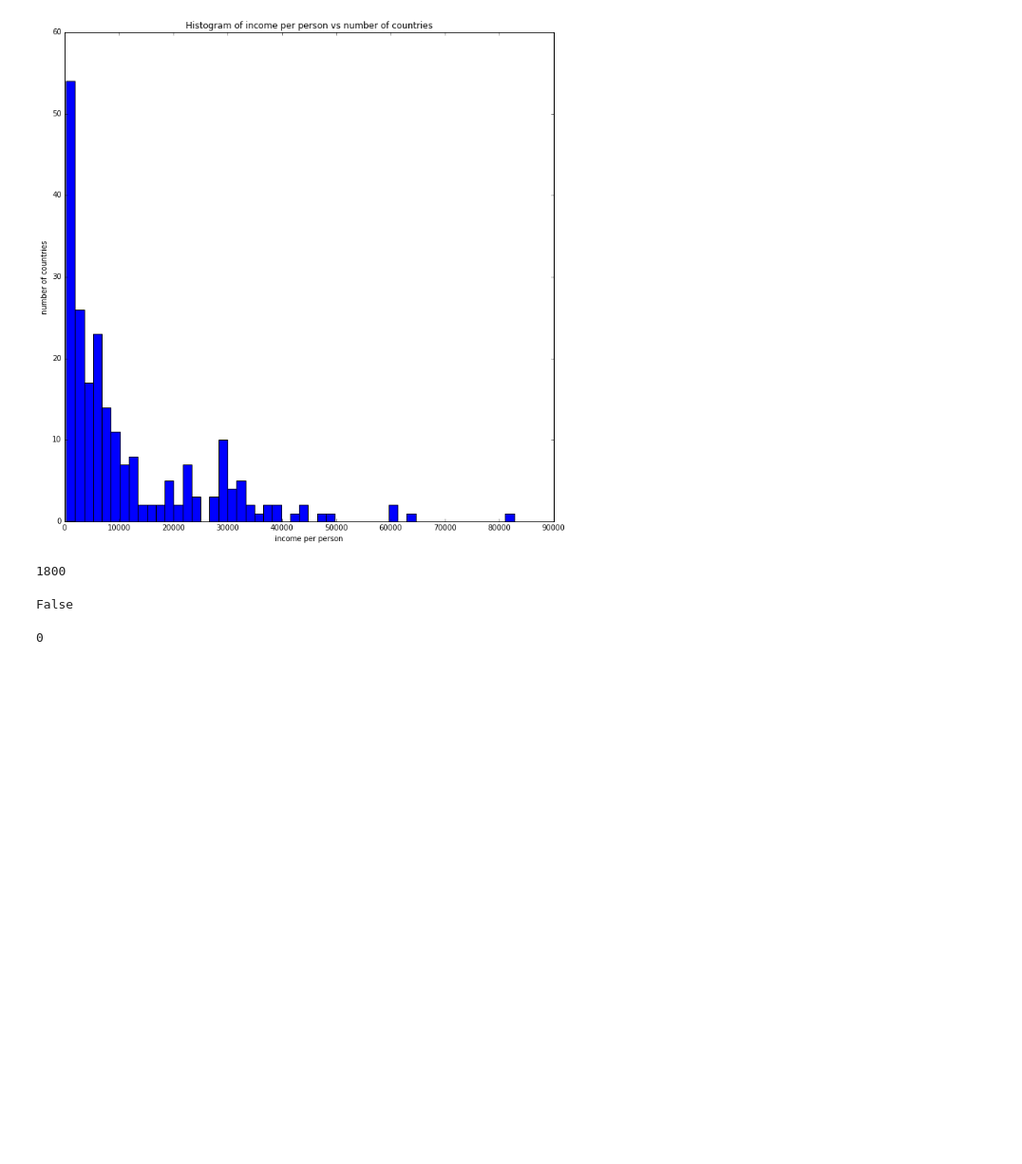
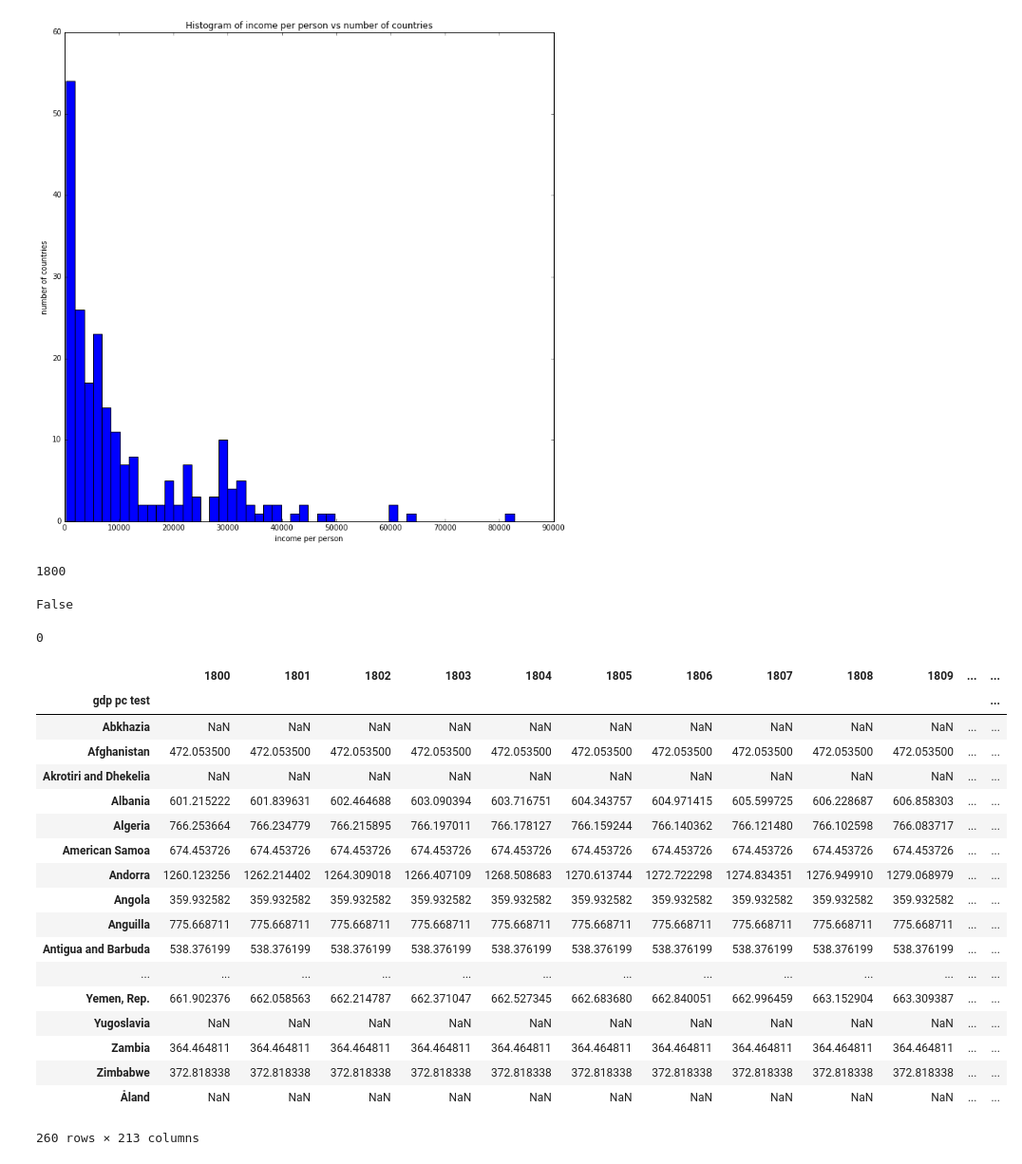
Before and after one commit to ds-ga-1007/assignment9, a Jupyter notebook: ak6179/test.ipynb, the cells around one changed output. Shown: that part at 95% size. Cells and saved outputs as stored; diff of their text form; code cells hidden in the pictures; blank space fills up the shorter version.

```diff
--- a/ak6179/test.ipynb
+++ b/ak6179/test.ipynb
@@ -89,3 +89,27 @@ False
 len(temp_T.index) - len(set(temp_T.index))
 # %% [output]
 0
+# %%
+temp = temp_T.T
+# %%
+temp
+# %% [output]
+|  | 1800 | 1801 | 1802 | 1803 | 1804 | 1805 | 1806 | 1807 | 1808 | 1809 | ... | ... |
+| gdp pc test |  |  |  |  |  |  |  |  |  |  |  | ... |
+| Abkhazia | NaN | NaN | NaN | NaN | NaN | NaN | NaN | NaN | NaN | NaN | ... | ... |
+| Afghanistan | 472.053500 | 472.053500 | 472.053500 | 472.053500 | 472.053500 | 472.053500 | 472.053500 | 472.053500 | 472.053500 | 472.053500 | ... | ... |
+| Akrotiri and Dhekelia | NaN | NaN | NaN | NaN | NaN | NaN | NaN | NaN | NaN | NaN | ... | ... |
+| Albania | 601.215222 | 601.839631 | 602.464688 | 603.090394 | 603.716751 | 604.343757 | 604.971415 | 605.599725 | 606.228687 | 606.858303 | ... | ... |
+| Algeria | 766.253664 | 766.234779 | 766.215895 | 766.197011 | 766.178127 | 766.159244 | 766.140362 | 766.121480 | 766.102598 | 766.083717 | ... | ... |
+| American Samoa | 674.453726 | 674.453726 | 674.453726 | 674.453726 | 674.453726 | 674.453726 | 674.453726 | 674.453726 | 674.453726 | 674.453726 | ... | ... |
+| Andorra | 1260.123256 | 1262.214402 | 1264.309018 | 1266.407109 | 1268.508683 | 1270.613744 | 1272.722298 | 1274.834351 | 1276.949910 | 1279.068979 | ... | ... |
+| Angola | 359.932582 | 359.932582 | 359.932582 | 359.932582 | 359.932582 | 359.932582 | 359.932582 | 359.932582 | 359.932582 | 359.932582 | ... | ... |
+| Anguilla | 775.668711 | 775.668711 | 775.668711 | 775.668711 | 775.668711 | 775.668711 | 775.668711 | 775.668711 | 775.668711 | 775.668711 | ... | ... |
+| Antigua and Barbuda | 538.376199 | 538.376199 | 538.376199 | 538.376199 | 538.376199 | 538.376199 | 538.376199 | 538.376199 | 538.376199 | 538.376199 | ... | ... |
+| ... | ... | ... | ... | ... | ... | ... | ... | ... | ... | ... | ... | ... |
+| Yemen, Rep. | 661.902376 | 662.058563 | 662.214787 | 662.371047 | 662.527345 | 662.683680 | 662.840051 | 662.996459 | 663.152904 | 663.309387 | ... | ... |
+| Yugoslavia | NaN | NaN | NaN | NaN | NaN | NaN | NaN | NaN | NaN | NaN | ... | ... |
+| Zambia | 364.464811 | 364.464811 | 364.464811 | 364.464811 | 364.464811 | 364.464811 | 364.464811 | 364.464811 | 364.464811 | 364.464811 | ... | ... |
+| Zimbabwe | 372.818338 | 372.818338 | 372.818338 | 372.818338 | 372.818338 | 372.818338 | 372.818338 | 372.818338 | 372.818338 | 372.818338 | ... | ... |
+| Åland | NaN | NaN | NaN | NaN | NaN | NaN | NaN | NaN | NaN | NaN | ... | ... |
+260 rows × 213 columns
```
Also changed, not shown: parts of 18 cells of this notebook, 16 other files.
